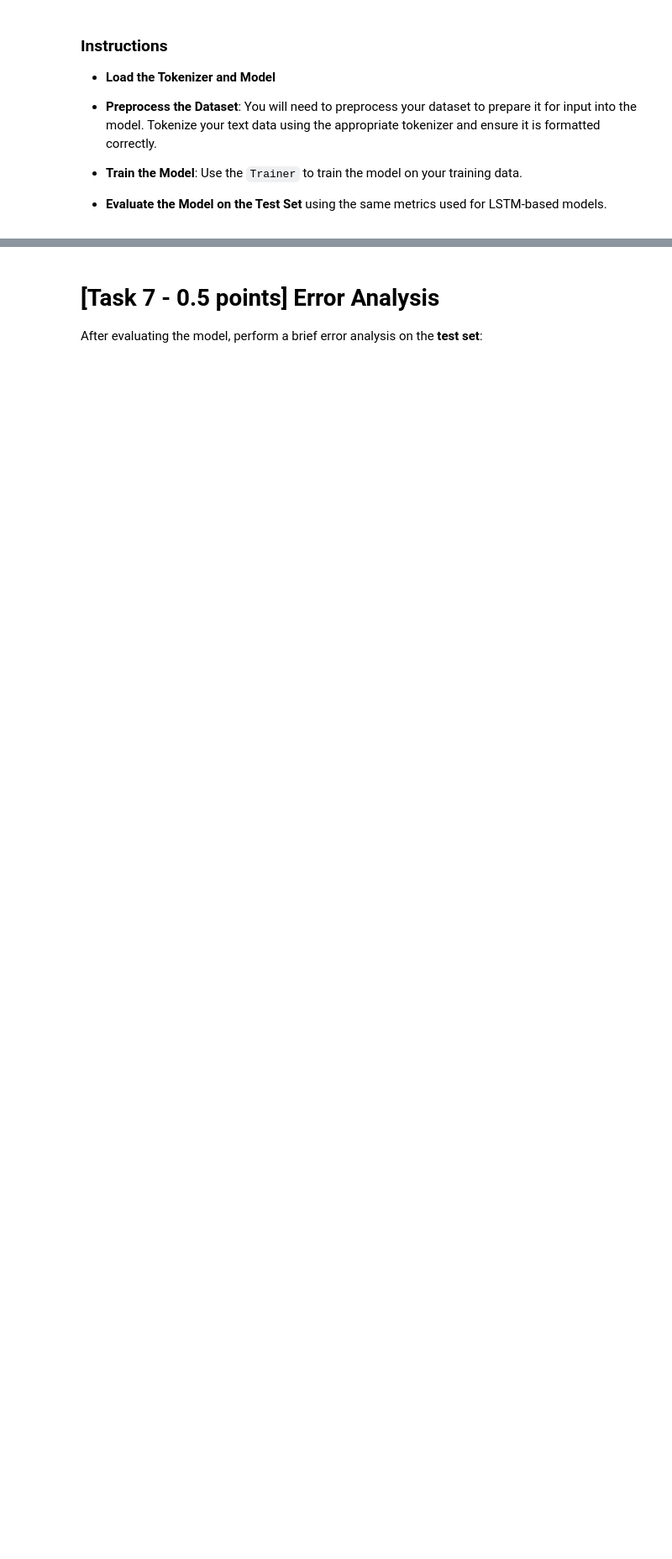
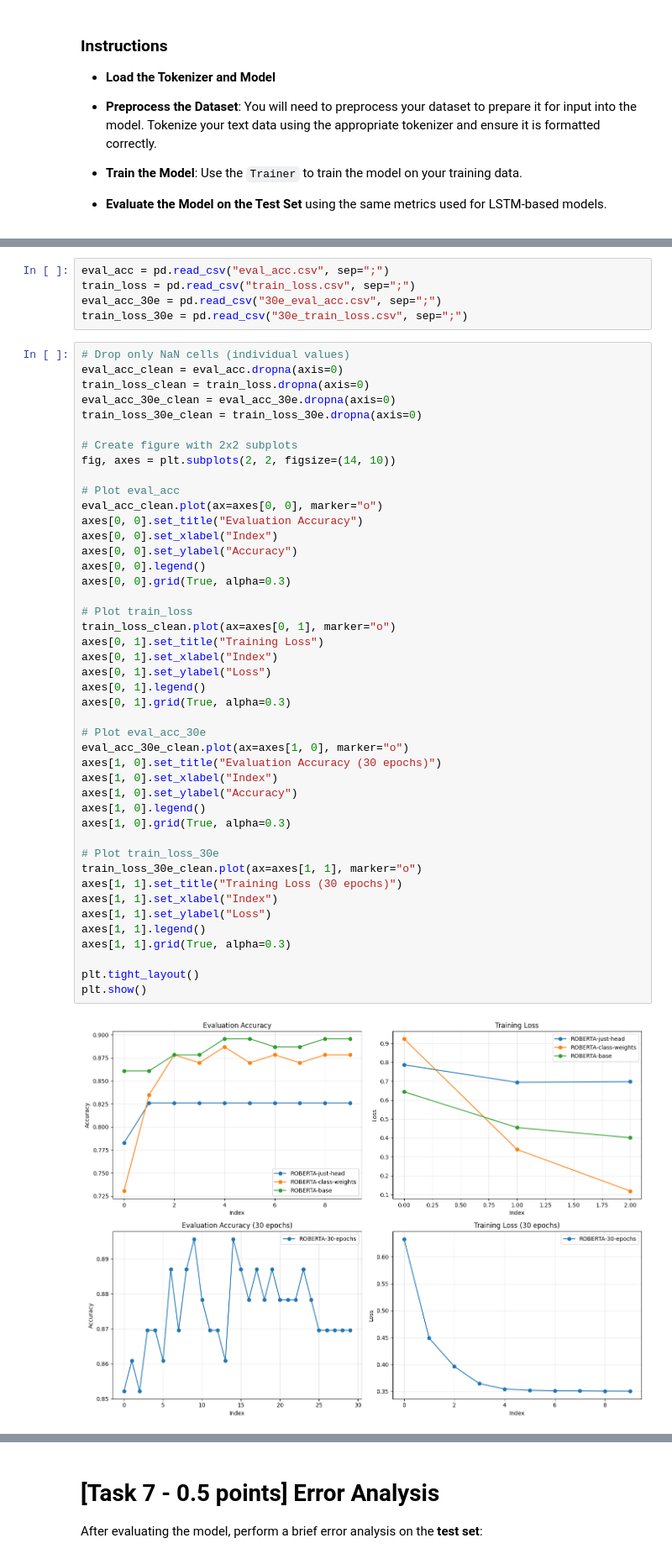
Before and after one commit to mpreda01/nlp-assignments, a Jupyter notebook: assignment1.ipynb, the cells around one changed output, grey strips where cells are left out. Shown at 84% size. Drawn from its saved outputs; the diff is of its cells as text; blank space fills up the shorter version.

```diff
--- a/assignment1.ipynb
+++ b/assignment1.ipynb
@@ -203,0 +1589,51 @@ In this section, you will use a transformer model specifically trained for hate
+# %%
+eval_acc = pd.read_csv("eval_acc.csv", sep=";")
+train_loss = pd.read_csv("train_loss.csv", sep=";")
+eval_acc_30e = pd.read_csv("30e_eval_acc.csv", sep=";")
+train_loss_30e = pd.read_csv("30e_train_loss.csv", sep=";")
+# %%
+# Drop only NaN cells (individual values)
+eval_acc_clean = eval_acc.dropna(axis=0)
+train_loss_clean = train_loss.dropna(axis=0)
+eval_acc_30e_clean = eval_acc_30e.dropna(axis=0)
+train_loss_30e_clean = train_loss_30e.dropna(axis=0)
+
+# Create figure with 2x2 subplots
+fig, axes = plt.subplots(2, 2, figsize=(14, 10))
+
+# Plot eval_acc
+eval_acc_clean.plot(ax=axes[0, 0], marker="o")
+axes[0, 0].set_title("Evaluation Accuracy")
+axes[0, 0].set_xlabel("Index")
+axes[0, 0].set_ylabel("Accuracy")
+axes[0, 0].legend()
+axes[0, 0].grid(True, alpha=0.3)
+
+# Plot train_loss
+train_loss_clean.plot(ax=axes[0, 1], marker="o")
+axes[0, 1].set_title("Training Loss")
+axes[0, 1].set_xlabel("Index")
+axes[0, 1].set_ylabel("Loss")
+axes[0, 1].legend()
+axes[0, 1].grid(True, alpha=0.3)
+
+# Plot eval_acc_30e
+eval_acc_30e_clean.plot(ax=axes[1, 0], marker="o")
+axes[1, 0].set_title("Evaluation Accuracy (30 epochs)")
+axes[1, 0].set_xlabel("Index")
+axes[1, 0].set_ylabel("Accuracy")
+axes[1, 0].legend()
+axes[1, 0].grid(True, alpha=0.3)
+
+# Plot train_loss_30e
+train_loss_30e_clean.plot(ax=axes[1, 1], marker="o")
+axes[1, 1].set_title("Training Loss (30 epochs)")
+axes[1, 1].set_xlabel("Index")
+axes[1, 1].set_ylabel("Loss")
+axes[1, 1].legend()
+axes[1, 1].grid(True, alpha=0.3)
+
+plt.tight_layout()
+plt.show()
+# %% [output]
+[figure, added]
```
Also changed, not shown: parts of 64 cells of this notebook.
